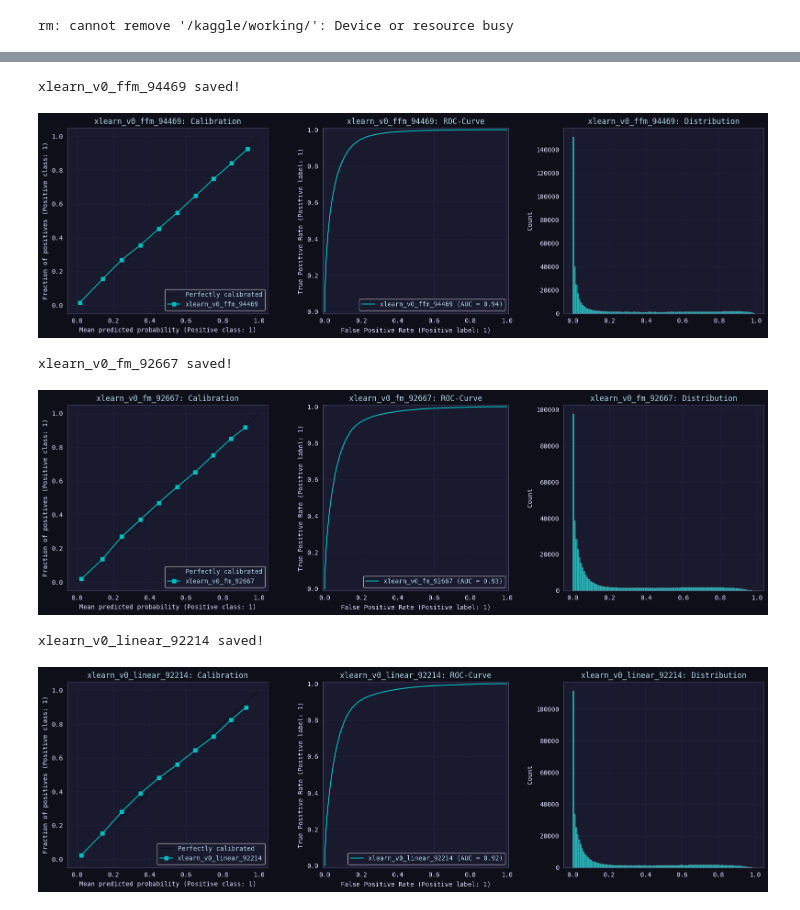
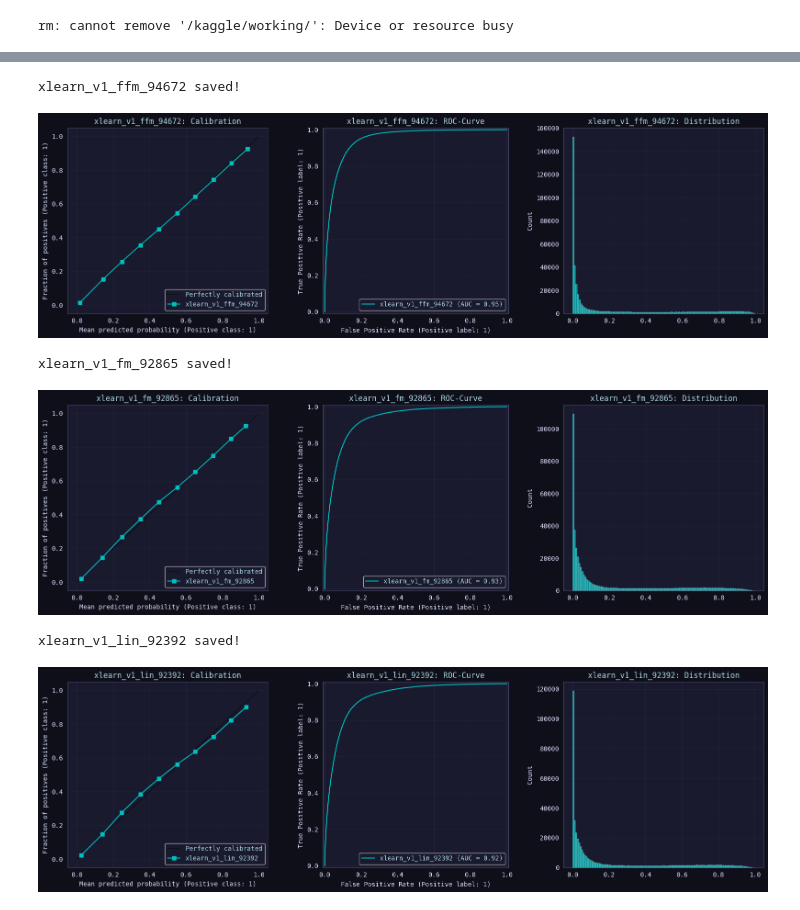
Before and after one commit to coded-sly/ps6e5-F1-PitStop, a Jupyter notebook: ps6e5-xlearn-f1-pit.ipynb, the cells around one changed output, grey strips where cells are left out. Cells and saved outputs as stored; diff of their text form; code cells hidden in the pictures.

Commit message:
Kaggle Notebook | ps6e5 | XLearn | F1_🏁Pit | v1

```diff
--- a/ps6e5-xlearn-f1-pit.ipynb
+++ b/ps6e5-xlearn-f1-pit.ipynb
@@ -1073,7 +1112,7 @@ def Trainer_CV(model_name, params, arch_type, train_df, test_df, features, targe
         # y_train = np.concatenate([y_train, orig[TARGET].values], axis=0)
 
         # ## -- OPTION B: TE Merge original data --
-        # X_train, X_valid, X_test, NEW_COLS = orig_TE_data_propagate(
+        # X_train, X_valid, X_test, orig_cols = orig_TE_data_propagate(
         #     orig,
         #     X_train,
         #     X_valid,
@@ -1097,8 +1136,9 @@ def Trainer_CV(model_name, params, arch_type, train_df, test_df, features, targe
         # X_test  = cm_enc.transform(X_test)
         # print()
 
-        all_cats   = CATS + CATS_2 + Q_BINS + ROUNDS
-        all_nums   = [c for c in X_train.columns if c not in all_cats]
+        all_cats = CATS + CATS_2 + DIGITS + ROUNDS + E_BINS + Q_BINS
+
+        all_nums = [c for c in X_train.columns if c not in all_cats]
 
         for col in all_nums:
             scaler = StandardScaler()
@@ -1217,7 +1257,7 @@ print('⚙️⚙️ Train function ready ⚙️⚙️')
 # %% [output]
 ⚙️⚙️ Train function ready ⚙️⚙️
 # %%
-version_name = 'xlearn_v0_'
+version_name = 'xlearn_v1_'
 all_model_predictions = {}
 
 MULTI_SEEDS = [CFG.SEED, 777, 1234, 24611, 0]
@@ -1432,21 +1883,21 @@ for arch in ['ffm', 'fm', 'linear']: # 'ffm', 'fm', 'linear'
 # %%
-## -- Get Scores --
-all_model_scores = {}
-all_scores = []
+# ## -- Get Scores --
+# all_model_scores = {}
+# all_scores = []
 
-for k, v in all_model_predictions.items():
-    for x, y in v.items():
-        if x == 'score':
-            all_model_scores[k] = y
-            all_scores.append(float(y))
+# for k, v in all_model_predictions.items():
+#     for x, y in v.items():
+#         if x == 'score':
+#             all_model_scores[k] = y
+#             all_scores.append(float(y))
 
-plt.figure(figsize=(18, 5))
-sns.lineplot(all_model_scores, marker='o')
-plt.title('Models scores', fontweight='semibold')
-plt.tick_params('x', rotation=30)
+# plt.figure(figsize=(15, 5))
+# sns.lineplot(all_model_scores, marker='o')
+# plt.title('Models scores', fontweight='semibold')
+# plt.tick_params('x', rotation=30)
 
-for i, s in enumerate(all_model_scores.values()):
-    plt.text(float(i), s+1e-3, s, ha='center', va='center_baseline')
+# for i, s in enumerate(all_model_scores.values()):
+#     plt.text(float(i), s+1e-3, s, ha='center', va='baseline')
 
 # plt.tight_layout()
-plt.show()
+# plt.show()
@@ -1455,38 +1904,38 @@ plt.show()
 # %%
 ## -- Get oof predictions --
 oof_preds = {}
 
 for i, (k, v) in enumerate(all_model_predictions.items()):
     for x, y in v.items():
         if x == 'oof_preds':
             ## -- Save oof predictions --
             n = f"{k}_{str(all_scores[i]).split('.')[1]}"
             np.save(f"oof_{n}.npy", y)
             oof_preds[n] = y
             print(f'{n} saved!')
 
             ## -- Plot oof distributions --
             _, axs = plt.subplots(1, 3, figsize=(16, 5))
-            CalibrationDisplay.from_predictions(train[TARGET], y, n_bins=10, name=n, ax=axs[0])
+            CalibrationDisplay.from_predictions(train_data[TARGET], y, n_bins=10, name=n, ax=axs[0])
             axs[0].set_title(f"{n}: Calibration")
 
-            RocCurveDisplay.from_predictions(train[TARGET], y, name=n, ax=axs[1])
+            RocCurveDisplay.from_predictions(train_data[TARGET], y, name=n, ax=axs[1])
             axs[1].set_title(f"{n}: ROC-Curve")
 
             sns.histplot(y, ax=axs[2])
             axs[2].set_title(f"{n}: Distribution")
 
             plt.tight_layout()
             plt.show()
 
             print()
 # %% [output]
-xlearn_v0_ffm_94469 saved!
+xlearn_v1_ffm_94672 saved!
-[figure, old version]
+[figure, new version]
-xlearn_v0_fm_92667 saved!
+xlearn_v1_fm_92865 saved!
-[figure, old version]
+[figure, new version]
-xlearn_v0_linear_92214 saved!
+xlearn_v1_lin_92392 saved!
-[figure, old version]
+[figure, new version]
 # %%
 ## -- Save test predictions/submissions --
 test_preds = {}
```
Also changed, not shown: parts of 36 cells of this notebook.
